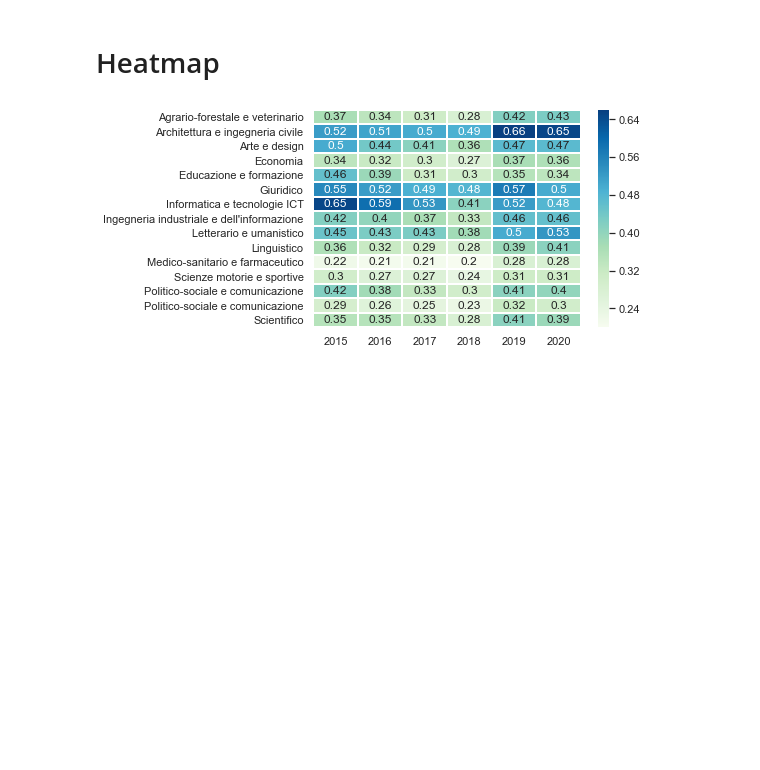
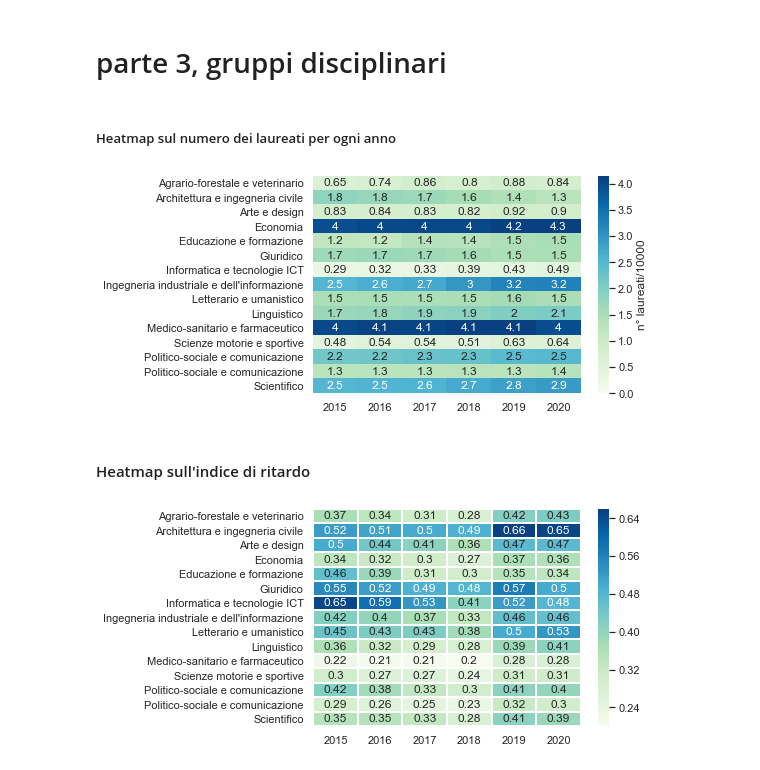
Before and after one commit to lorenzoborrelli/progetto_visual, a Jupyter notebook: parte 3.ipynb, the cells around one changed output. Saved outputs shown, nothing was run; the diff lists cells and outputs as text; code cells hidden in the pictures; blank space fills up the shorter version.

```diff
--- a/parte 3.ipynb
+++ b/parte 3.ipynb
@@ -0,0 +1,4 @@
+# %% [markdown]
+# parte 3, gruppi disciplinari
+# %% [markdown]
+##### Heatmap sul numero dei laureati per ogni anno
@@ -1,5 +9,39 @@
+# %%
+#DATI
+data = np.array([[6534, 7383 , 8571,  7965,8818 ,8366],
+                [18340, 17655, 16930, 15572, 14462, 12827],
+                [8298,8411,8322,8247, 9232, 9034],
+                [39677, 40339, 40384, 40451,41641,43212],
+                [11866,11693,13630, 13570, 14644, 15363],
+                [16628,17079,16747,15972,14922,14758],
+                [2885, 3231, 3329, 3924, 4333, 4920],
+                [25152, 26422, 27377, 29729, 32129, 32412],
+                [15025, 15272, 14912, 15084, 15884, 15210],
+                [17049, 17591, 18792, 19111, 20183, 20780],
+                [40301, 41078, 40784, 41416, 41442, 39849],
+                [4847, 5418, 5404, 5109, 6290, 6397],
+                [21896, 22044, 22801, 23144, 24621, 24927],
+                [12970, 13069, 12904, 13154, 12859, 13578],
+                [25274, 25489, 25914, 27162, 28469, 29139]])
+
+data = data / 10000
+
+years = ["2020", "2019", "2018", "2017",
+              "2016", "2015"][::-1]
+subjects = ["Agrario-forestale e veterinario", "Architettura e ingegneria civile", "Arte e design",
+           "Economia", "Educazione e formazione", "Giuridico",
+            "Informatica e tecnologie ICT", "Ingegneria industriale e dell'informazione",
+            "Letterario e umanistico", "Linguistico", "Medico-sanitario e farmaceutico",
+            "Scienze motorie e sportive", "Politico-sociale e comunicazione",
+            "Politico-sociale e comunicazione", "Scientifico"]
+#HEATMAP
+sb.set(font_scale=1)
+heat_map = sb.heatmap( data,   cmap="GnBu",cbar_kws={'label': 'n° laureati/10000', 'orientation': 'vertical'}, vmin = 0, robust = True, annot=True, xticklabels=years, yticklabels=subjects)
+plt.show()
+# %% [output]
+[figure, added]
 # %% [markdown]
-# Heatmap
+#### Heatmap sull'indice di ritardo
 # %%
 import numpy as np
 import seaborn as sb
```
Also changed, not shown: parts of 1 cell of this notebook.
